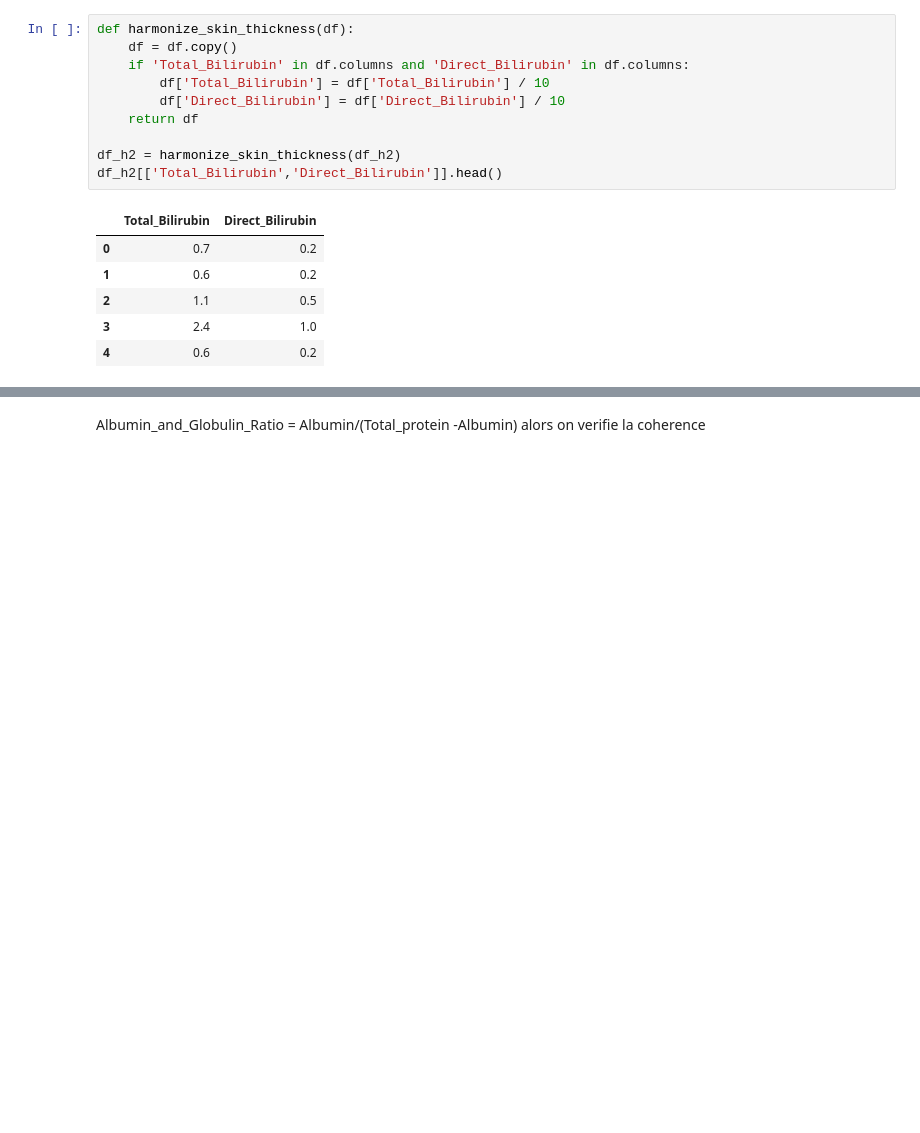
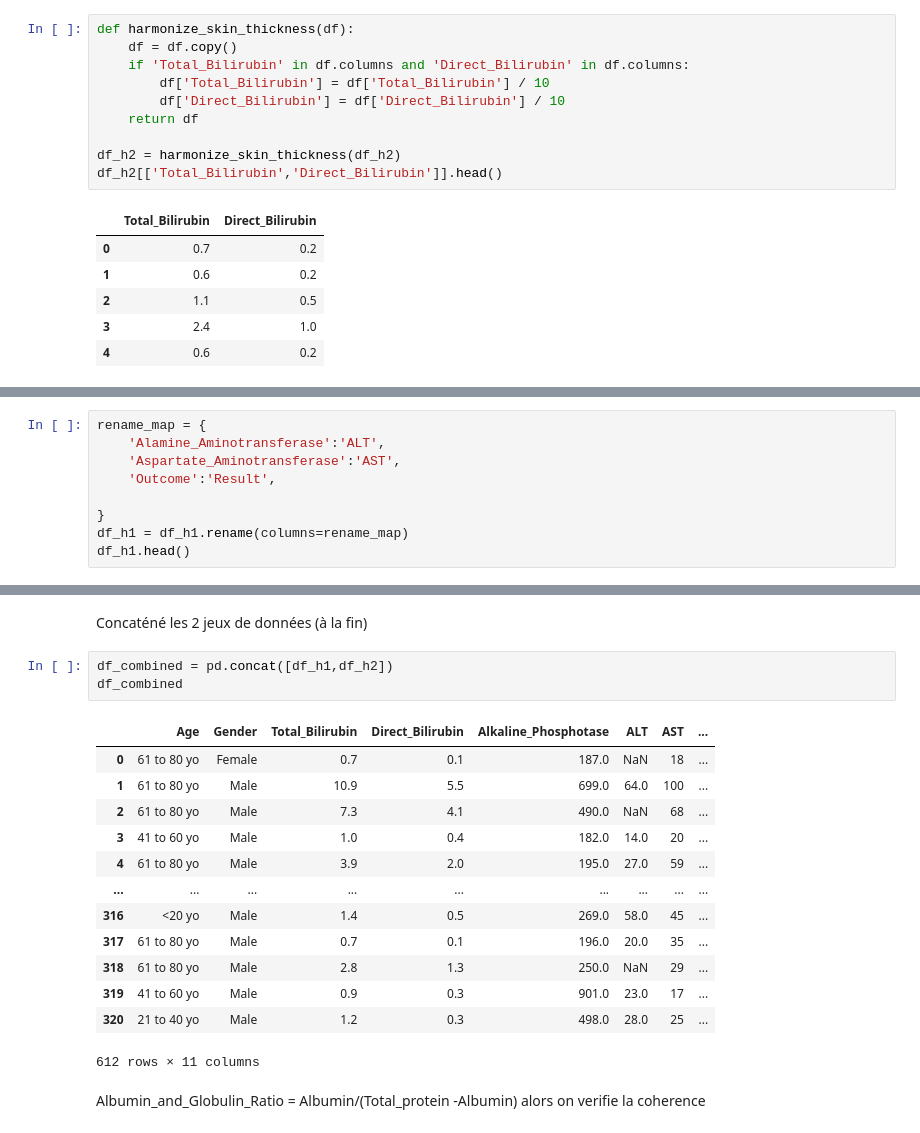
Before and after one commit to LuccasRN/projectEpidemiologie, a Jupyter notebook: project.ipynb, the cells around one changed output, grey strips where cells are left out. Cells and saved outputs as stored; diff of their text form; blank space fills up the shorter version.

```diff
--- a/project.ipynb
+++ b/project.ipynb
@@ -69,0 +70,9 @@ df_h2[['Total_Bilirubin','Direct_Bilirubin']].head()
+# %%
+rename_map = {
+    'Alamine_Aminotransferase':'ALT',
+    'Aspartate_Aminotransferase':'AST',
+    'Outcome':'Result',
+
+}
+df_h1 = df_h1.rename(columns=rename_map)
+df_h1.head()
@@ -70,3 +86,22 @@ df_h2[['Total_Bilirubin','Direct_Bilirubin']].head()
+# %% [markdown]
+Concaténé les 2 jeux de données (à la fin)
+# %%
+df_combined = pd.concat([df_h1,df_h2])
+df_combined
+# %% [output]
+|  | Age | Gender | Total_Bilirubin | Direct_Bilirubin | Alkaline_Phosphotase | ALT | AST | ... |
+| 0 | 61 to 80 yo | Female | 0.7 | 0.1 | 187.0 | NaN | 18 | ... |
+| 1 | 61 to 80 yo | Male | 10.9 | 5.5 | 699.0 | 64.0 | 100 | ... |
+| 2 | 61 to 80 yo | Male | 7.3 | 4.1 | 490.0 | NaN | 68 | ... |
+| 3 | 41 to 60 yo | Male | 1.0 | 0.4 | 182.0 | 14.0 | 20 | ... |
+| 4 | 61 to 80 yo | Male | 3.9 | 2.0 | 195.0 | 27.0 | 59 | ... |
+| ... | ... | ... | ... | ... | ... | ... | ... | ... |
+| 316 | <20 yo | Male | 1.4 | 0.5 | 269.0 | 58.0 | 45 | ... |
+| 317 | 61 to 80 yo | Male | 0.7 | 0.1 | 196.0 | 20.0 | 35 | ... |
+| 318 | 61 to 80 yo | Male | 2.8 | 1.3 | 250.0 | NaN | 29 | ... |
+| 319 | 41 to 60 yo | Male | 0.9 | 0.3 | 901.0 | 23.0 | 17 | ... |
+| 320 | 21 to 40 yo | Male | 1.2 | 0.3 | 498.0 | 28.0 | 25 | ... |
+612 rows × 11 columns
 # %% [markdown]
 Albumin_and_Globulin_Ratio = Albumin/(Total_protein -Albumin) alors on verifie la coherence
 # %%
```
Also changed, not shown: parts of 28 cells of this notebook, 1 other file.
